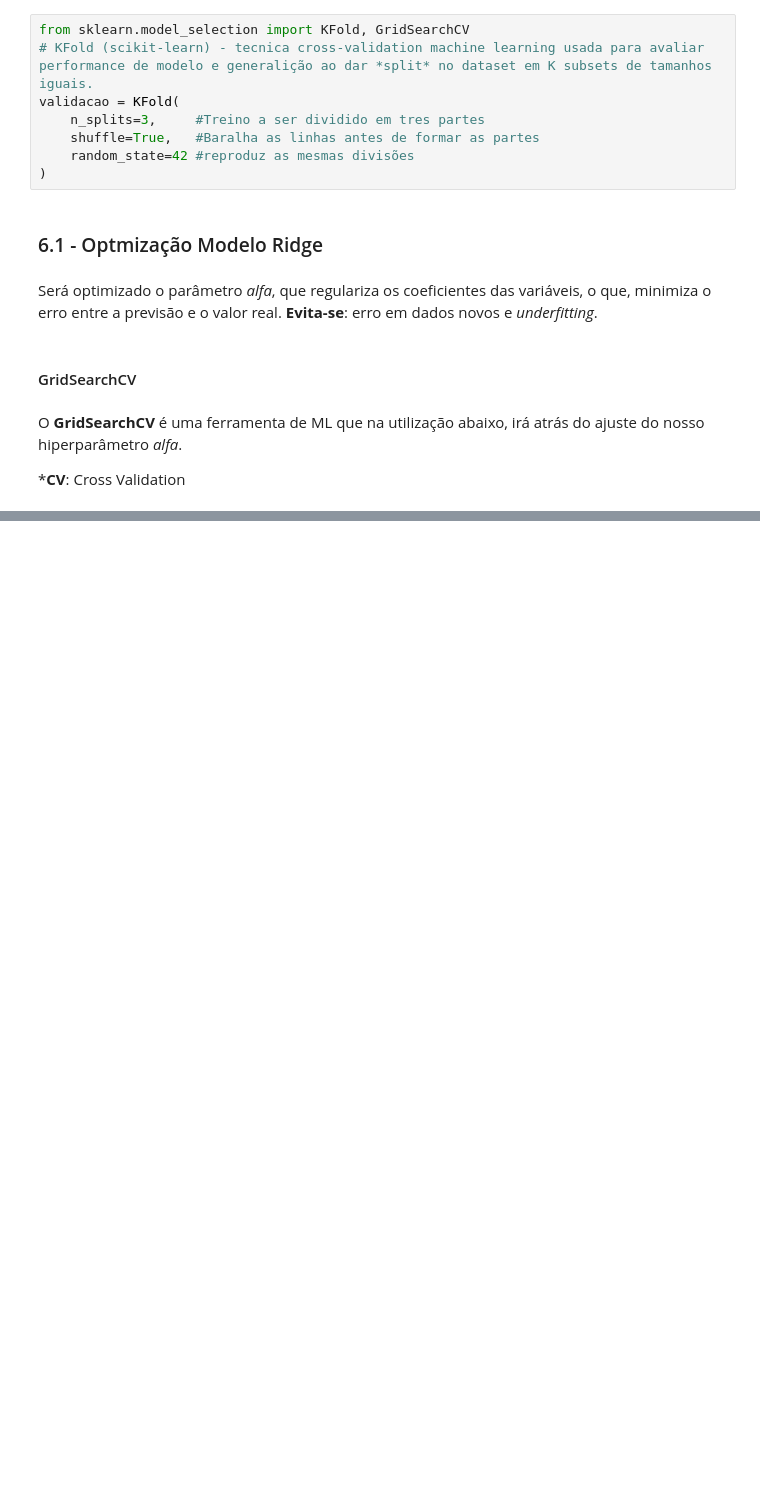
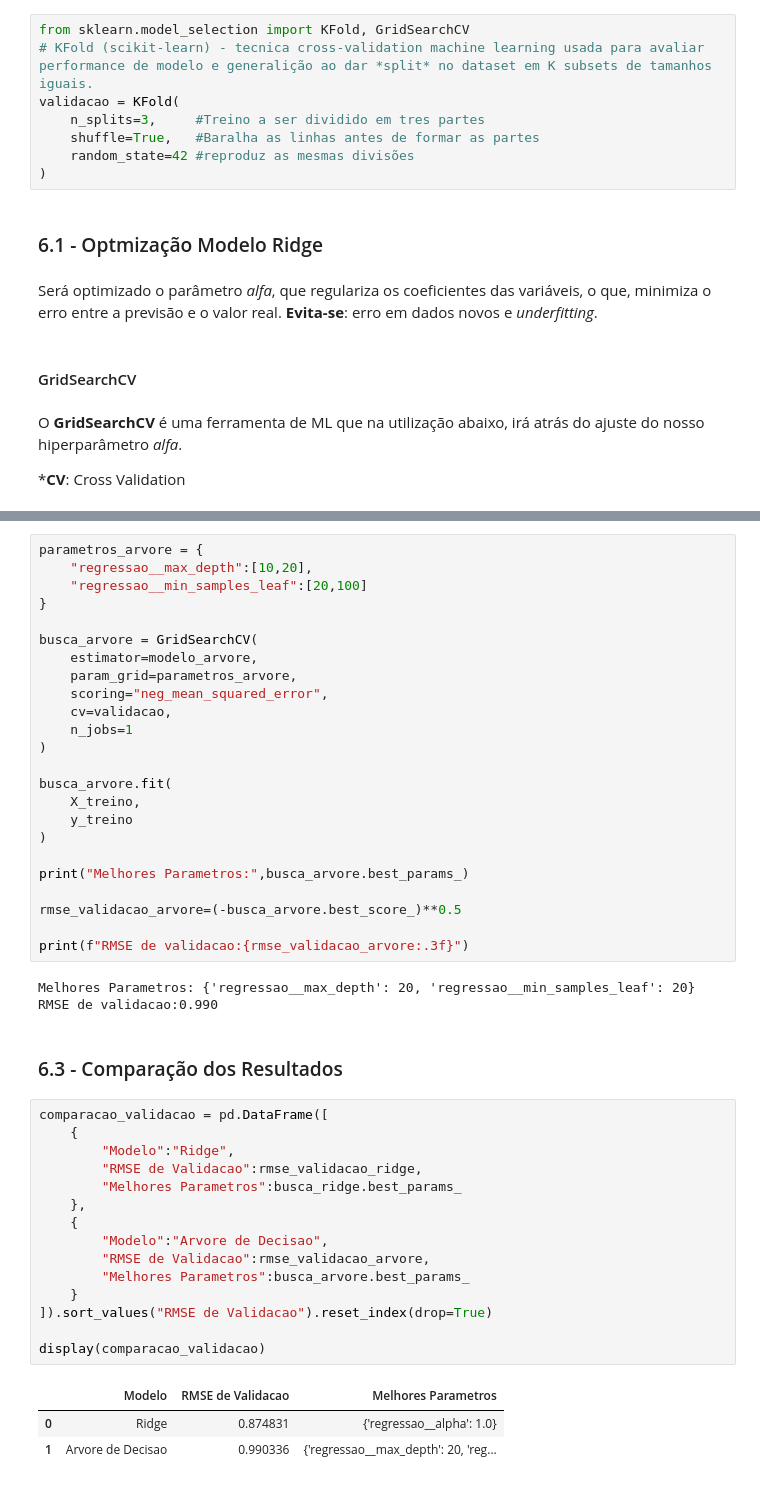
Before and after one commit to nicolasruchimura2/movie-lens-ml, a Jupyter notebook: recomendacoes.ipynb, the cells around one changed output, grey strips where cells are left out. Drawn from its saved outputs; the diff is of its cells as text; blank space fills up the shorter version.

Commit message:
feat: opt. Dec.Tree | Compara Modelos

```diff
--- a/recomendacoes.ipynb
+++ b/recomendacoes.ipynb
@@ -312,0 +324,48 @@ KeyError: "['param_regressao_alfa'] not in index"
+# %%
+parametros_arvore = {
+    "regressao__max_depth":[10,20],
+    "regressao__min_samples_leaf":[20,100]
+}
+
+busca_arvore = GridSearchCV(
+    estimator=modelo_arvore,
+    param_grid=parametros_arvore,
+    scoring="neg_mean_squared_error",
+    cv=validacao,
+    n_jobs=1
+)
+
+busca_arvore.fit(
+    X_treino,
+    y_treino
+)
+
+print("Melhores Parametros:",busca_arvore.best_params_)
+
+rmse_validacao_arvore=(-busca_arvore.best_score_)**0.5
+
+print(f"RMSE de validacao:{rmse_validacao_arvore:.3f}")
+# %% [output]
+Melhores Parametros: {'regressao__max_depth': 20, 'regressao__min_samples_leaf': 20}
+RMSE de validacao:0.990
+# %% [markdown]
+### 6.3 - Comparação dos Resultados
+# %%
+comparacao_validacao = pd.DataFrame([
+    {
+        "Modelo":"Ridge",
+        "RMSE de Validacao":rmse_validacao_ridge,
+        "Melhores Parametros":busca_ridge.best_params_
+    },
+    {
+        "Modelo":"Arvore de Decisao",
+        "RMSE de Validacao":rmse_validacao_arvore,
+        "Melhores Parametros":busca_arvore.best_params_
+    }
+]).sort_values("RMSE de Validacao").reset_index(drop=True)
+
+display(comparacao_validacao)
+# %% [output]
+|  | Modelo | RMSE de Validacao | Melhores Parametros |
+| 0 | Ridge | 0.874831 | {'regressao__alpha': 1.0} |
+| 1 | Arvore de Decisao | 0.990336 | {'regressao__max_depth': 20, 'reg... |
```
Also changed, not shown: parts of 3 cells of this notebook.
